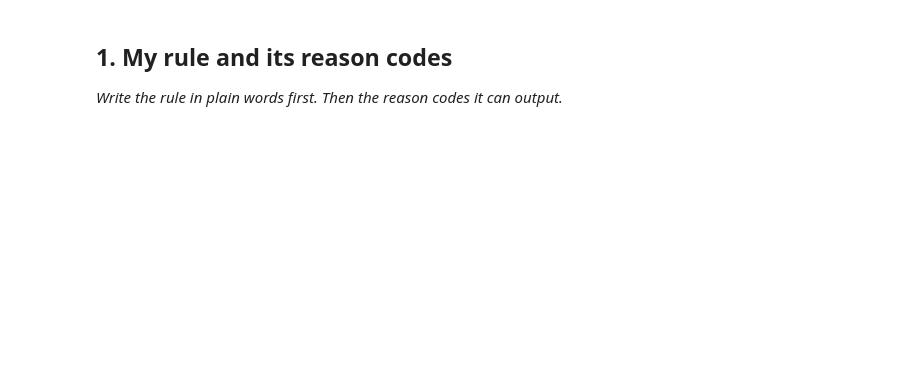
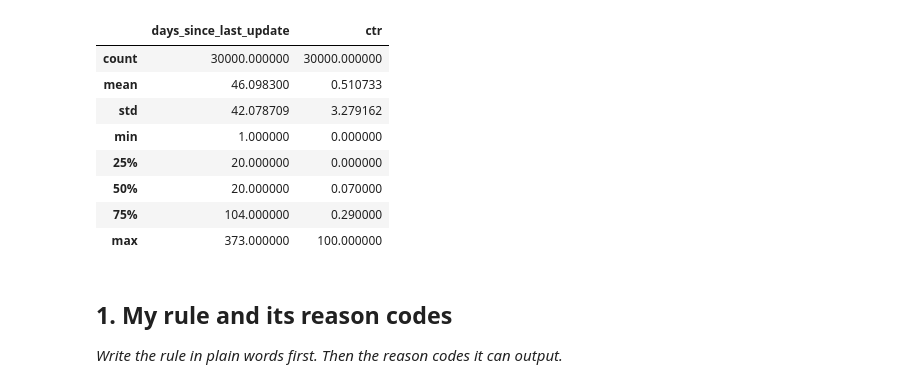
Before and after one commit to MaiRagab/flyrank_ml_internship, a Jupyter notebook: work/notebooks/w04_baseline_score.ipynb, the cells around one changed output. Cells and saved outputs as stored; diff of their text form; code cells hidden in the pictures; blank space fills up the shorter version.

```diff
--- a/work/notebooks/w04_baseline_score.ipynb
+++ b/work/notebooks/w04_baseline_score.ipynb
@@ -9,3 +50,15 @@ This skeleton is yours to fill. Work the sections **in order** — each one has
+# %%
+df[["days_since_last_update", "ctr"]].describe()
+# %% [output]
+|  | days_since_last_update | ctr |
+| count | 30000.000000 | 30000.000000 |
+| mean | 46.098300 | 0.510733 |
+| std | 42.078709 | 3.279162 |
+| min | 1.000000 | 0.000000 |
+| 25% | 20.000000 | 0.000000 |
+| 50% | 20.000000 | 0.070000 |
+| 75% | 104.000000 | 0.290000 |
+| max | 373.000000 | 100.000000 |
 # %% [markdown]
 ## 1. My rule and its reason codes
 
```
Also changed, not shown: parts of 14 cells of this notebook.
